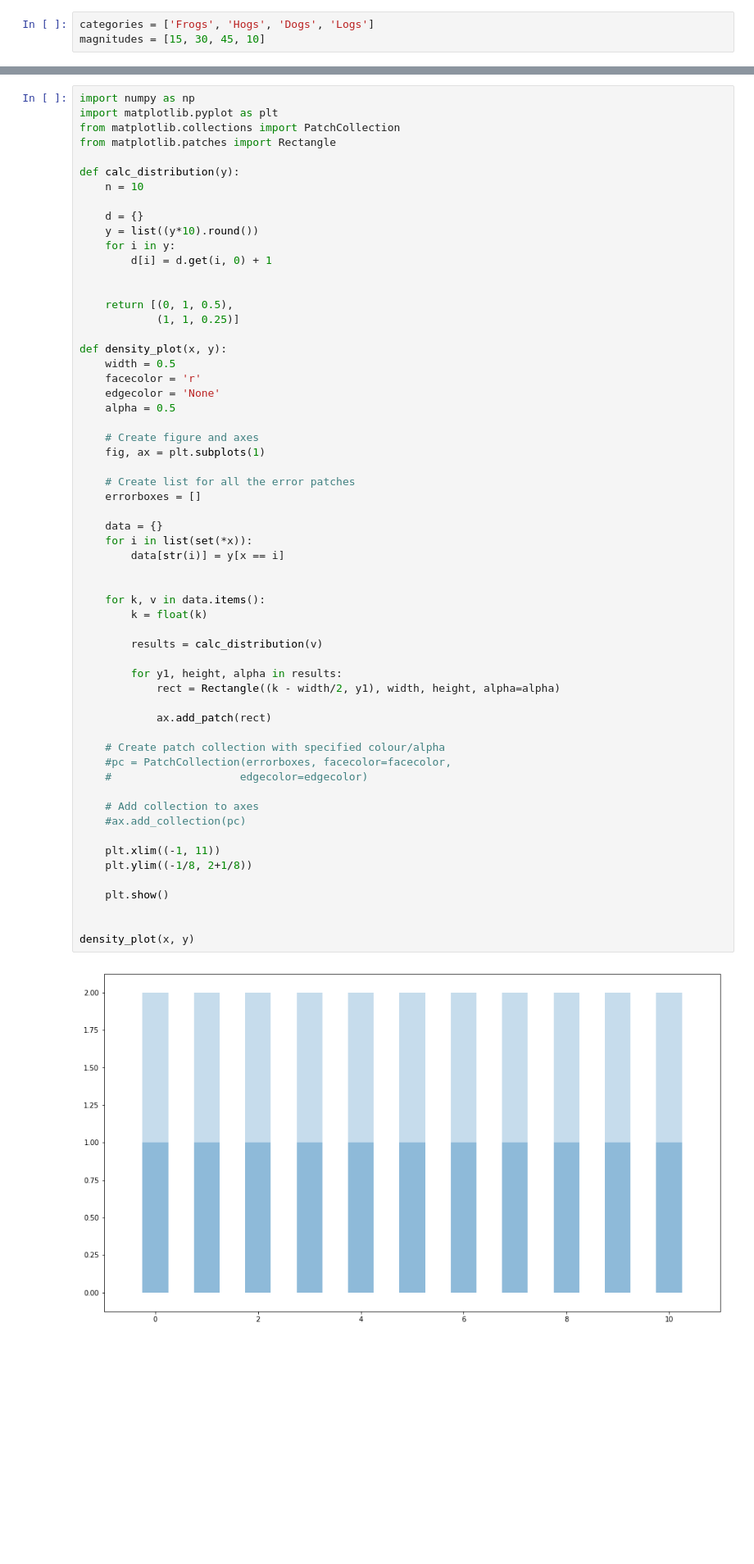
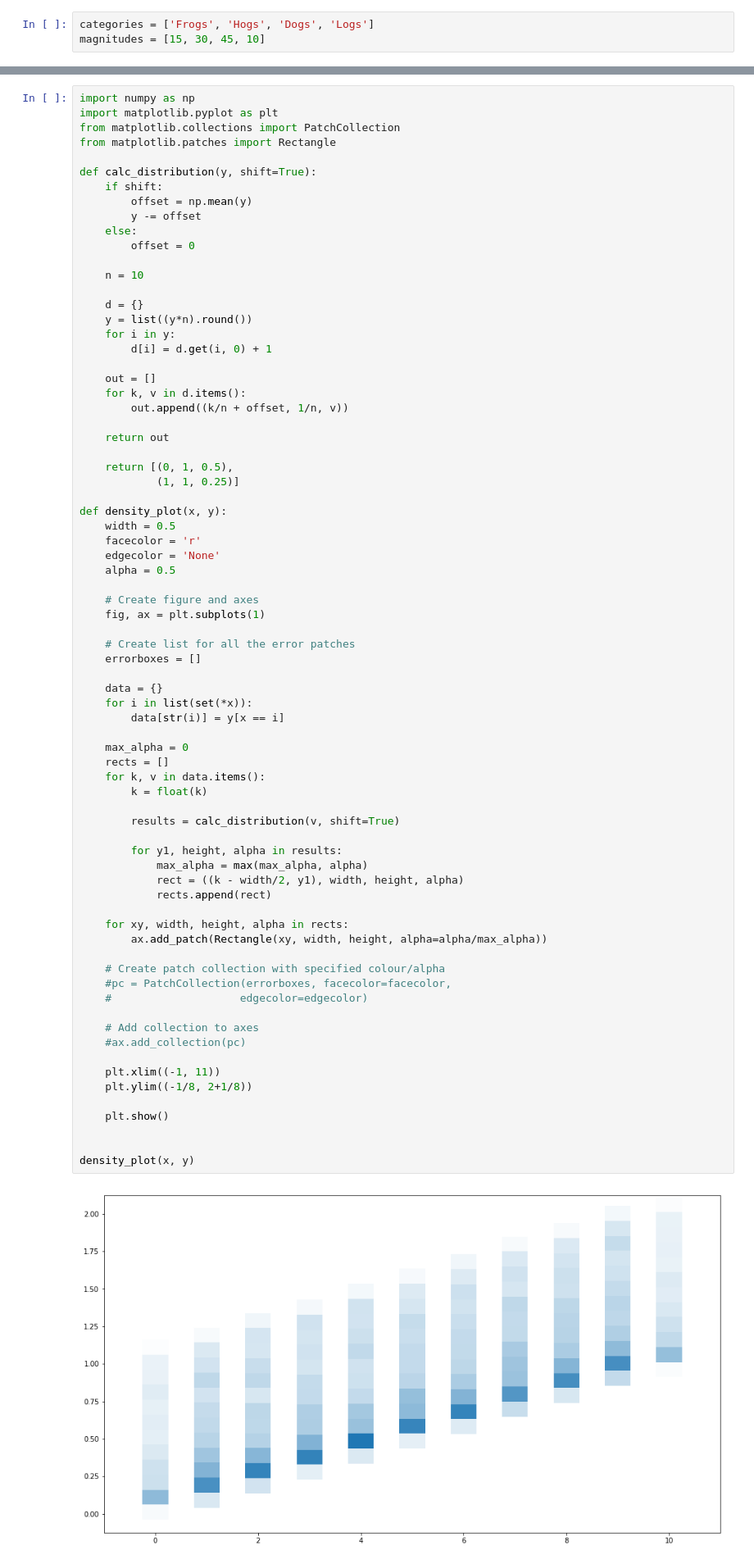
Before and after one commit to coreygirard/less, a Jupyter notebook: labs.ipynb, the cells around one changed output, grey strips where cells are left out. Shown at 82% size. Drawn from its saved outputs; the diff is of its cells as text; blank space fills up the shorter version.

```diff
--- a/labs.ipynb
+++ b/labs.ipynb
@@ -269,14 +269,25 @@ import matplotlib.pyplot as plt
 from matplotlib.collections import PatchCollection
 from matplotlib.patches import Rectangle
 
-def calc_distribution(y):
+def calc_distribution(y, shift=True):
+    if shift:
+        offset = np.mean(y)
+        y -= offset
+    else:
+        offset = 0
+
     n = 10
 
     d = {}
-    y = list((y*10).round())
+    y = list((y*n).round())
     for i in y:
         d[i] = d.get(i, 0) + 1
 
+    out = []
+    for k, v in d.items():
+        out.append((k/n + offset, 1/n, v))
+
+    return out
 
     return [(0, 1, 0.5),
             (1, 1, 0.25)]
@@ -292,35 +303,39 @@ def density_plot(x, y):
 
     # Create list for all the error patches
     errorboxes = []
 
     data = {}
     for i in list(set(*x)):
         data[str(i)] = y[x == i]
 
-
+    max_alpha = 0
+    rects = []
     for k, v in data.items():
         k = float(k)
 
-        results = calc_distribution(v)
+        results = calc_distribution(v, shift=True)
 
         for y1, height, alpha in results:
-            rect = Rectangle((k - width/2, y1), width, height, alpha=alpha)
+            max_alpha = max(max_alpha, alpha)
+            rect = ((k - width/2, y1), width, height, alpha)
+            rects.append(rect)
 
-            ax.add_patch(rect)
+    for xy, width, height, alpha in rects:
+        ax.add_patch(Rectangle(xy, width, height, alpha=alpha/max_alpha))
 
     # Create patch collection with specified colour/alpha
     #pc = PatchCollection(errorboxes, facecolor=facecolor,
     #                    edgecolor=edgecolor)
 
     # Add collection to axes
     #ax.add_collection(pc)
 
     plt.xlim((-1, 11))
     plt.ylim((-1/8, 2+1/8))
 
     plt.show()
 
 
 density_plot(x, y)
 # %% [output]
-[figure, old version]
+[figure, new version]
```
Also changed, not shown: parts of 7 cells of this notebook, 1 other file.
